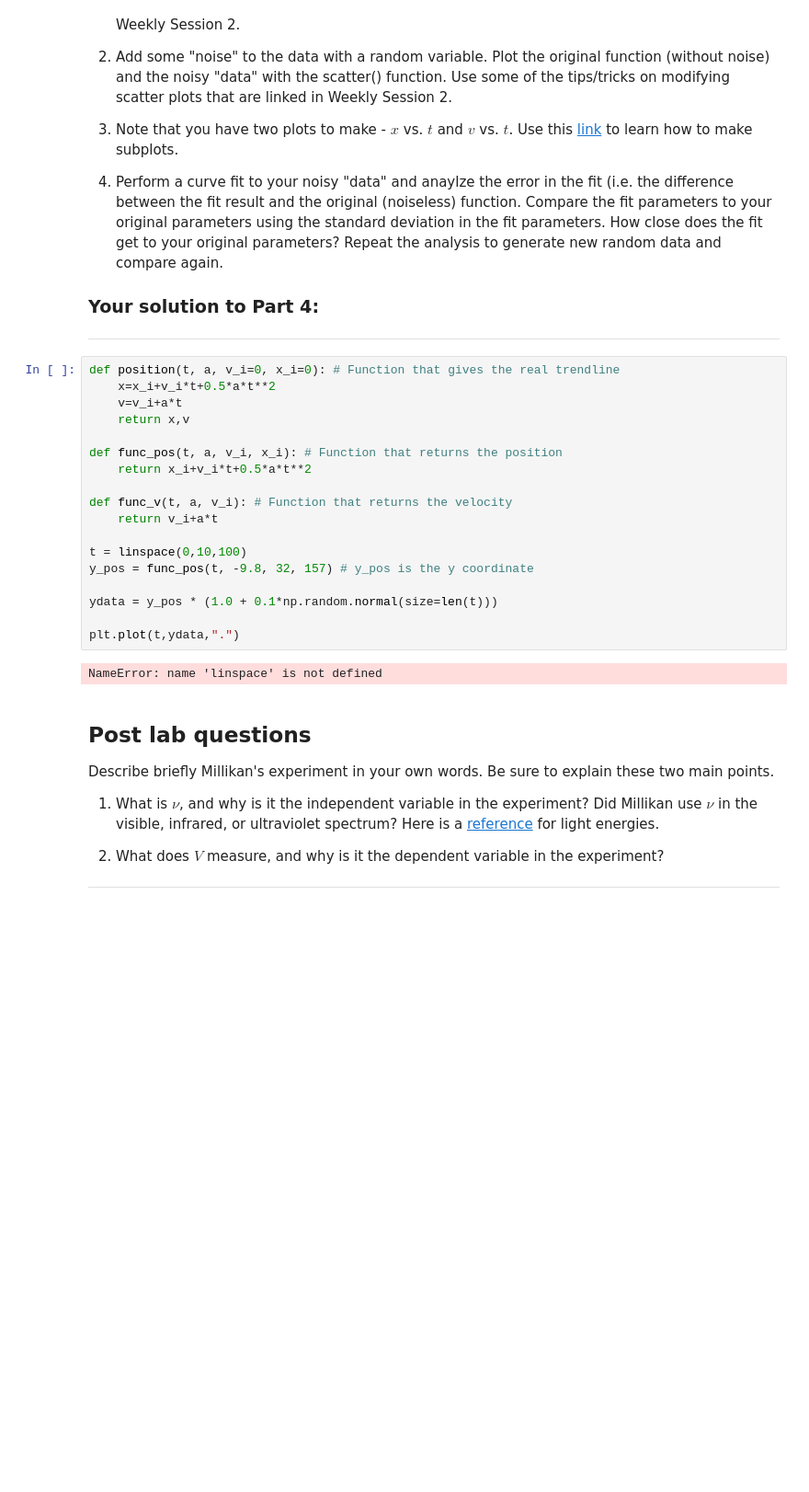
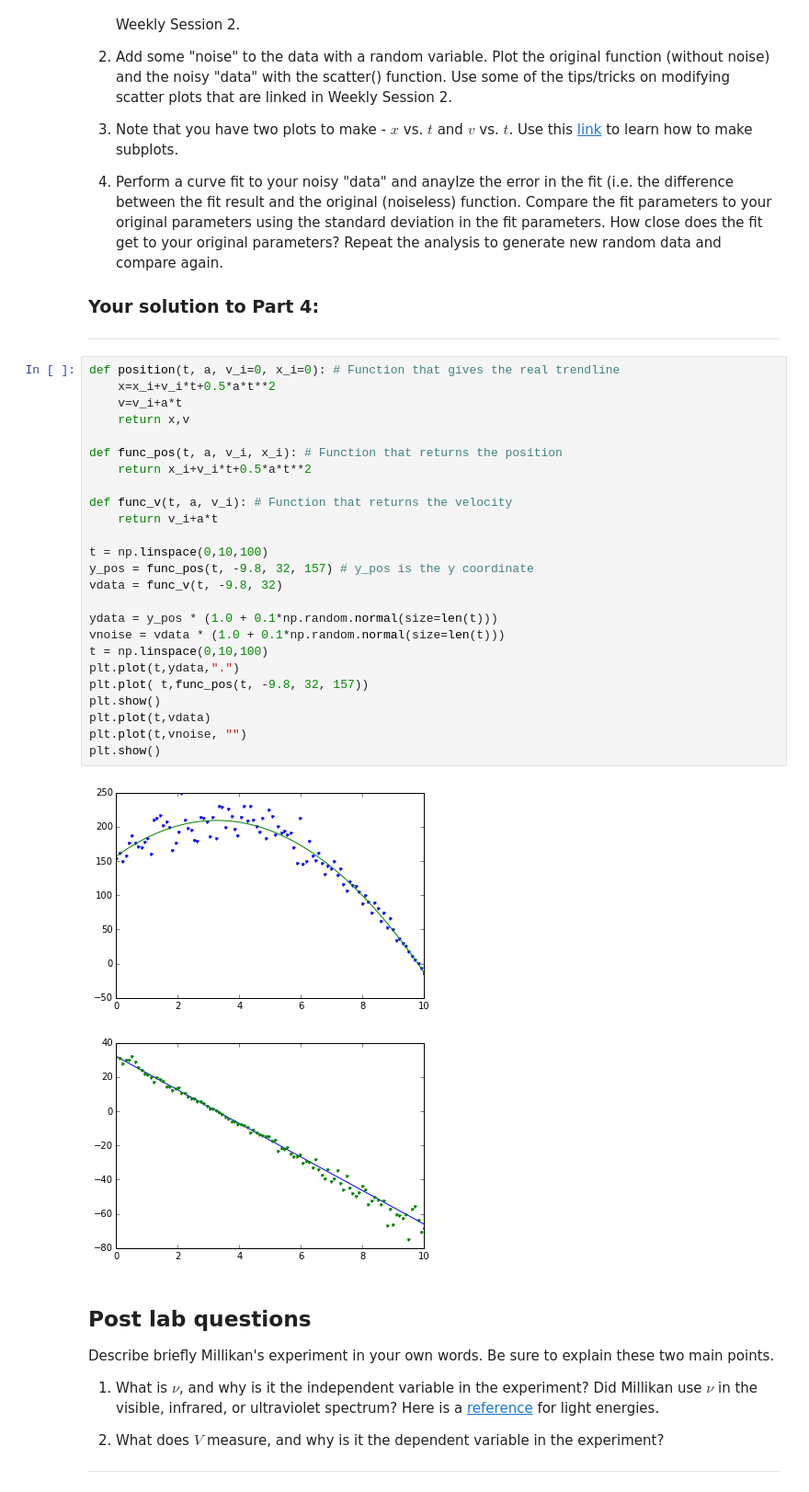
Before and after one commit to elevally/Labs, a Jupyter notebook: Lab2/Lab2 - Curve Fitting.ipynb, the cells around one changed output. Shown at 92% size. Cells and saved outputs as stored; diff of their text form; blank space fills up the shorter version.

```diff
--- a/Lab2/Lab2 - Curve Fitting.ipynb
+++ b/Lab2/Lab2 - Curve Fitting.ipynb
@@ -207,23 +211,31 @@ plt.plot(x,y)
 # %%
 def position(t, a, v_i=0, x_i=0): # Function that gives the real trendline
     x=x_i+v_i*t+0.5*a*t**2
     v=v_i+a*t
     return x,v
 
 def func_pos(t, a, v_i, x_i): # Function that returns the position
     return x_i+v_i*t+0.5*a*t**2
 
 def func_v(t, a, v_i): # Function that returns the velocity
     return v_i+a*t
 
-t = linspace(0,10,100)
+t = np.linspace(0,10,100)
 y_pos = func_pos(t, -9.8, 32, 157) # y_pos is the y coordinate
+vdata = func_v(t, -9.8, 32)
 
 ydata = y_pos * (1.0 + 0.1*np.random.normal(size=len(t)))
-
+vnoise = vdata * (1.0 + 0.1*np.random.normal(size=len(t)))
+t = np.linspace(0,10,100)
 plt.plot(t,ydata,".")
+plt.plot( t,func_pos(t, -9.8, 32, 157))
+plt.show()
+plt.plot(t,vdata)
+plt.plot(t,vnoise, "")
+plt.show()
 # %% [output]
-NameError: name 'linspace' is not defined
+[figure, added]
+[figure, added]
 # %% [markdown]
 ## Post lab questions
 
```
Also changed, not shown: parts of 3 cells of this notebook.
